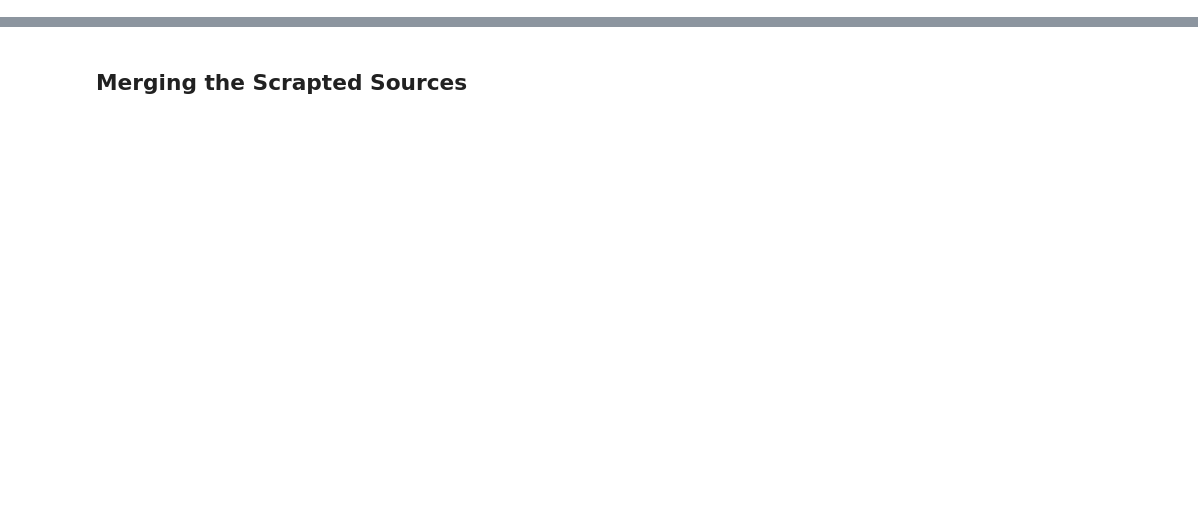
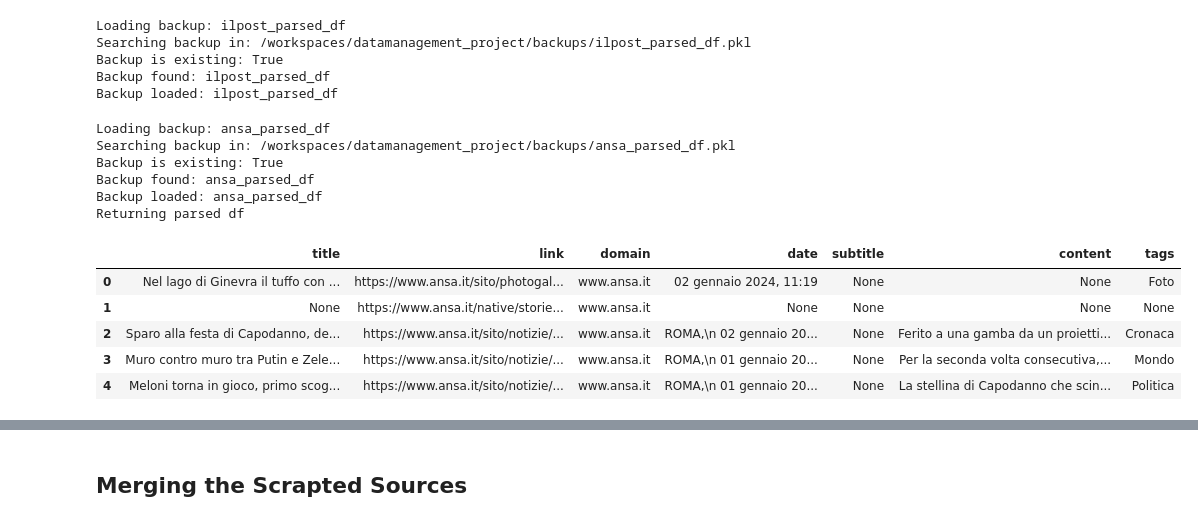
Before and after one commit to alexcalabrese/datamanagement_project, a Jupyter notebook: [FINAL] scraper_with_ansa.ipynb, the cells around one changed output, grey strips where cells are left out. Drawn from its saved outputs; the diff is of its cells as text; code cells hidden in the pictures; blank space fills up the shorter version.

Commit message:
Add scraper classes and requirements.txt * Individual screapers are working

```diff
--- a/[FINAL] scraper_with_ansa.ipynb
+++ b/[FINAL] scraper_with_ansa.ipynb
@@ -0,0 +1,31 @@
+# %%
+from classes.scrapers.ilpost import Ilpost
+
+ilpost_scaper = Ilpost()
+ilpost_parsed_df = ilpost_scaper.scrape()
+ilpost_parsed_df.head()
+# %% [output]
+Loading backup: ilpost_parsed_df
+Searching backup in: /workspaces/datamanagement_project/backups/ilpost_parsed_df.pkl
+Backup is existing: True
+Backup found: ilpost_parsed_df
+Backup loaded: ilpost_parsed_df
+# %%
+from classes.scrapers.ansa import Ansa
+
+ansa_scaper = Ansa()
+ansa_parsed_df = ansa_scaper.scrape()
+ansa_parsed_df.head()
+# %% [output]
+Loading backup: ansa_parsed_df
+Searching backup in: /workspaces/datamanagement_project/backups/ansa_parsed_df.pkl
+Backup is existing: True
+Backup found: ansa_parsed_df
+Backup loaded: ansa_parsed_df
+Returning parsed df
+|  | title | link | domain | date | subtitle | content | tags |
+| 0 | Nel lago di Ginevra il tuffo con ... | https://www.ansa.it/sito/photogal... | www.ansa.it | 02 gennaio 2024, 11:19 | None | None | Foto |
+| 1 | None | https://www.ansa.it/native/storie... | www.ansa.it | None | None | None | None |
+| 2 | Sparo alla festa di Capodanno, de... | https://www.ansa.it/sito/notizie/... | www.ansa.it | ROMA,\n 02 gennaio 20... | None | Ferito a una gamba da un proietti... | Cronaca |
+| 3 | Muro contro muro tra Putin e Zele... | https://www.ansa.it/sito/notizie/... | www.ansa.it | ROMA,\n 01 gennaio 20... | None | Per la seconda volta consecutiva,... | Mondo |
+| 4 | Meloni torna in gioco, primo scog... | https://www.ansa.it/sito/notizie/... | www.ansa.it | ROMA,\n 01 gennaio 20... | None | La stellina di Capodanno che scin... | Politica |
```
Also changed, not shown: parts of 76 cells of this notebook, 9 other files.
